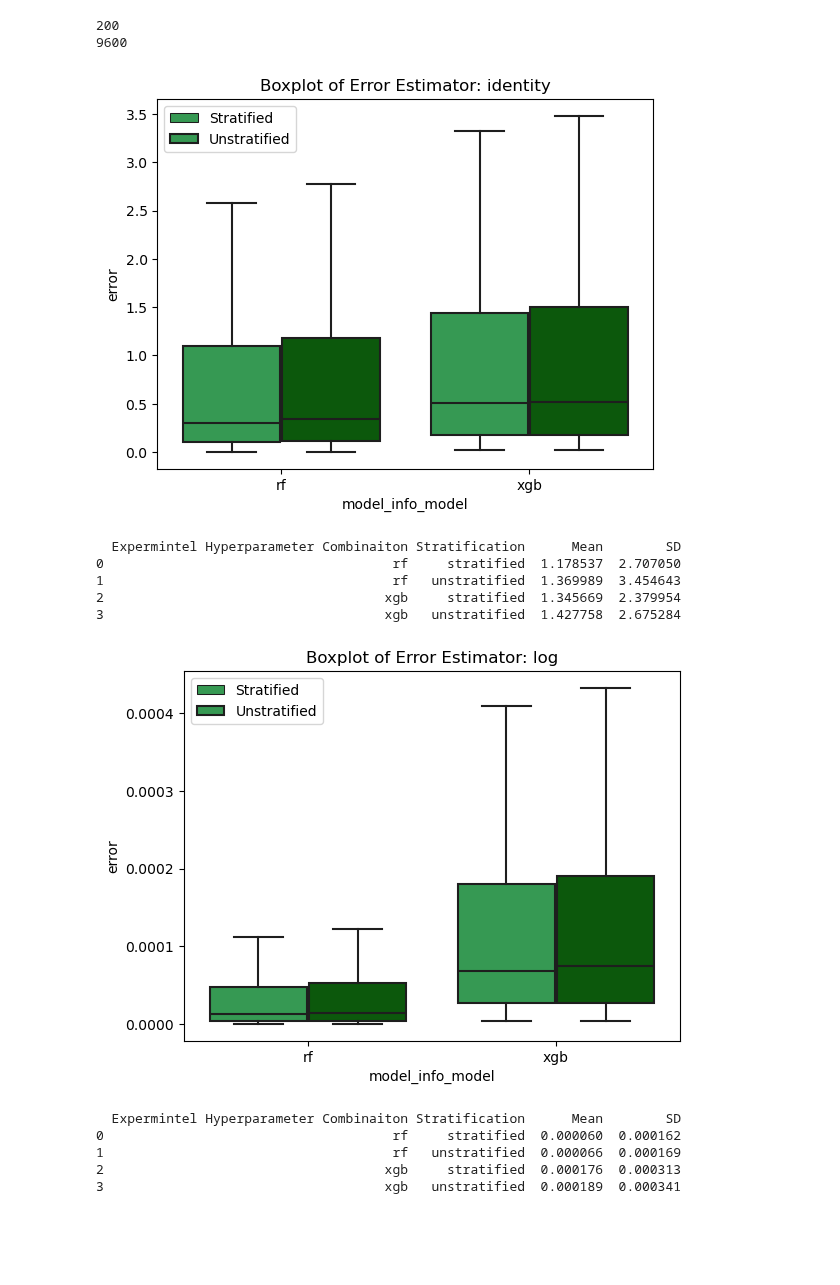
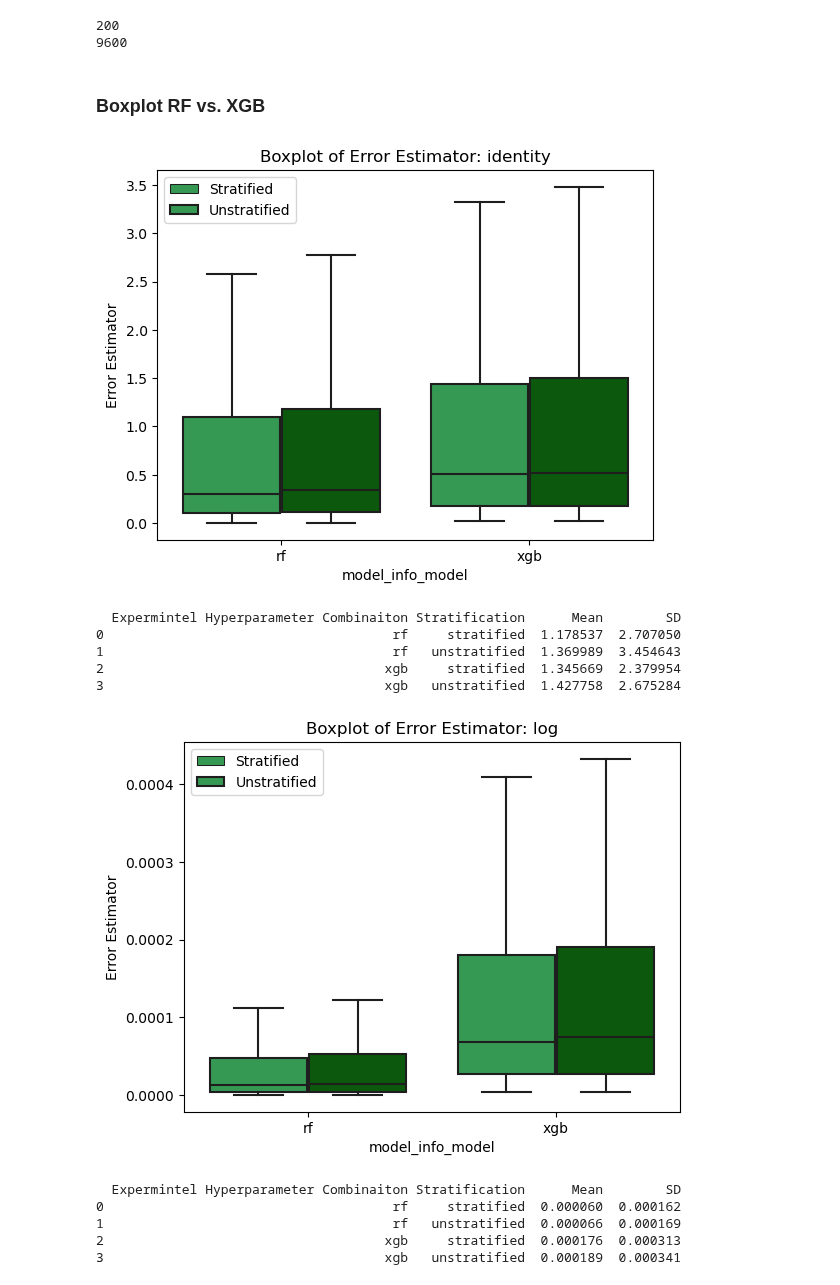
Before and after one commit to annegriddl/slds_stratification, a Jupyter notebook: Simulations/Final_Setup/Evaluation/04_Error_Estimator_json.ipynb, the cells around one changed output. Saved outputs shown, nothing was run; the diff lists cells and outputs as text; code cells hidden in the pictures; blank space fills up the shorter version.

Commit message:
Finalized grouped ordered boxplots

```diff
--- a/Simulations/Final_Setup/Evaluation/04_Error_Estimator_json.ipynb
+++ b/Simulations/Final_Setup/Evaluation/04_Error_Estimator_json.ipynb
@@ -137,9 +137,11 @@ if exclude_hyp_dame:
     print('Percetage', data.shape[0]/original_shape)
     data.head()
 # %%
-moel_vars = ['model_info_model',	'model_info_n_train',	'model_info_noise',	'model_info_transformation',	'model_info_group_size',	'model_info_n_folds']
+# creat unique identifier for plots
+model_vars = ['model_info_n_train',	'model_info_noise',	'model_info_group_size']
+model_vars_title =  [s.rsplit('_', 1)[-1] for s in model_vars]
 
-data['param_model'] = data.loc[:, moel_vars].astype(str).agg('_'.join, axis=1)
+data['param_model'] = data.loc[:, model_vars].astype(str).agg('_'.join, axis=1)
 print('Shape of data', data.shape)
 data['param_model'].head()
 # %% [output]
@@ -198,46 +175,50 @@ data['error_estimator_mean_unstratified'] = data['error_estimator_unstratified']
 # %% [output]
 200
 9600
+# %% [markdown]
+### Boxplot RF vs. XGB
 # %%
 transformations = data['model_info_transformation'].unique()
-
 
 for transformation in transformations:
     data_error= data[data['model_info_transformation'] == transformation]
     # make data long
     data_error_long = data_error.melt(id_vars=['model_info_model'],
                                                value_vars=['error_estimator_mean_stratified', 'error_estimator_mean_unstratified'],
                                                var_name='stratification', value_name='error')
 
-    plt.title('Boxplot of Error Estimator: ' + transformation)
+
     sns.boxplot(x=data_error_long['model_info_model'],
                 y=data_error_long['error'],
                 hue=data_error_long['stratification'],
                 palette=['#26A94C', 'darkgreen'],
                 showfliers=False, )  # hide outliers
     plt.legend(labels=['Stratified', 'Unstratified'])
+    plt.ylabel('Error Estimator')
+    plt.title('Boxplot of Error Estimator: ' + transformation)
     plt.show()
 
     # check N per boxplot
     grouped = data_error_long.groupby(['model_info_model', 'stratification'])
     grouped.size().reset_index(name='counts')
     data.groupby(['model_info_model', 'model_info_transformation']).size().reset_index(name='counts')
-    # Deacreptive table
+
+    # Descreptive table
     descriptives = grouped.describe()
     keys = descriptives['error']['mean'].keys()
     descriptives_table = pd.DataFrame({'Expermintel Hyperparameter Combinaiton': keys.get_level_values('model_info_model'),
                                        'Stratification': keys.get_level_values('stratification').str.rsplit('_', n=1).str[-1],
                                        'Mean': descriptives['error']['mean'].values,
                                        'SD': descriptives['error']['std'].values})
     print(descriptives_table)
 # %% [output]
-[figure, old version]
+[figure, new version]
   Expermintel Hyperparameter Combinaiton Stratification      Mean        SD
 0                                     rf     stratified  1.178537  2.707050
 1                                     rf   unstratified  1.369989  3.454643
 2                                    xgb     stratified  1.345669  2.379954
 3                                    xgb   unstratified  1.427758  2.675284
-[figure, old version]
+[figure, new version]
   Expermintel Hyperparameter Combinaiton Stratification      Mean        SD
 0                                     rf     stratified  0.000060  0.000162
 1                                     rf   unstratified  0.000066  0.000169
```
Also changed, not shown: parts of 17 cells of this notebook, 5 other files.
